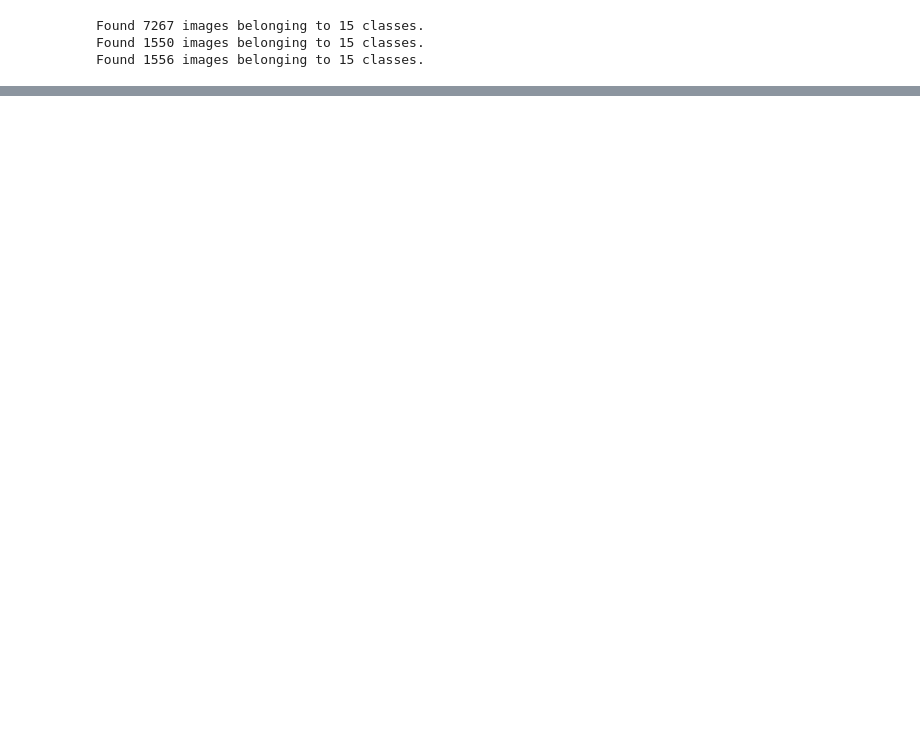
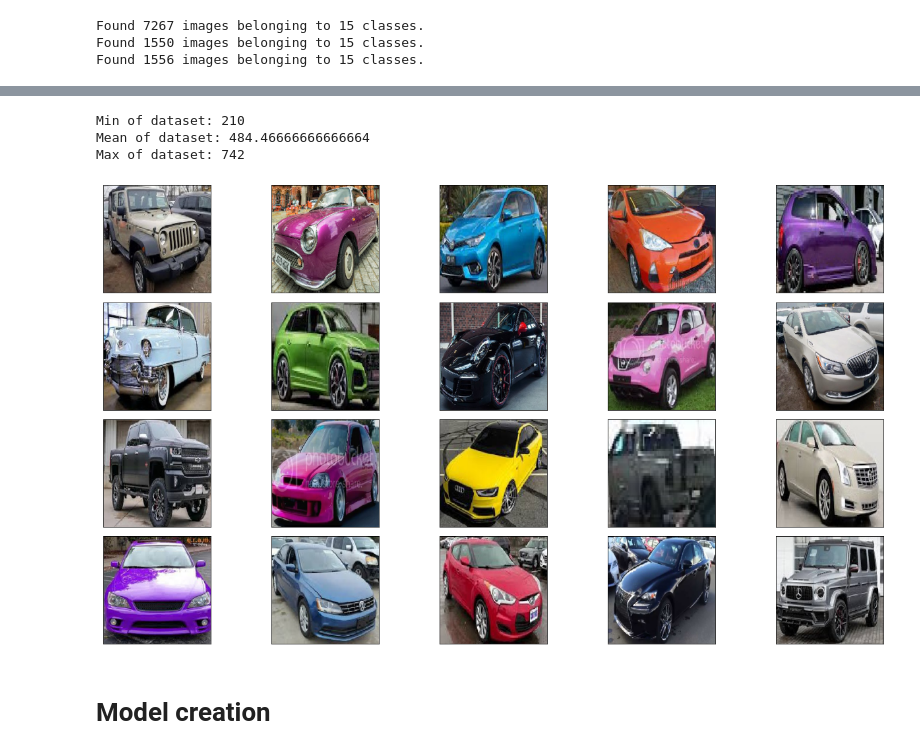
Before and after one commit to haleck/TUSUR-ML-PRACTICE, a Jupyter notebook: practice.ipynb, the cells around one changed output, grey strips where cells are left out. Drawn from its saved outputs; the diff is of its cells as text; code cells hidden in the pictures; blank space fills up the shorter version.

```diff
--- a/practice.ipynb
+++ b/practice.ipynb
@@ -51,3 +93,27 @@ Found 1556 images belonging to 15 classes.
+# %%
+print('Min of dataset:', df['count'].min())
+print('Mean of dataset:' , df['count'].mean())
+print('Max of dataset:', df['count'].max())
+# %% [output]
+Min of dataset: 210
+Mean of dataset: 484.46666666666664
+Max of dataset: 742
+# %%
+def show_samples(amount):
+    fig = plt.figure(figsize=(20, 10))
+    image_and_value_array = test_generator.next()
+    image_array = image_and_value_array[0]
+    for i in range(amount):
+        ax = fig.add_subplot(4, 5, i + 1, xticks=[], yticks=[])
+        ax.imshow(np.squeeze(image_array[i]))
+        plt.tight_layout()
+    fig.savefig('samples.png')
+# %%
+show_samples(20)
+# %% [output]
+[figure, added]
+# %% [markdown]
+# Model creation
 # %%
 def define_model():
     model = Sequential()
```
Also changed, not shown: parts of 23 cells of this notebook.
